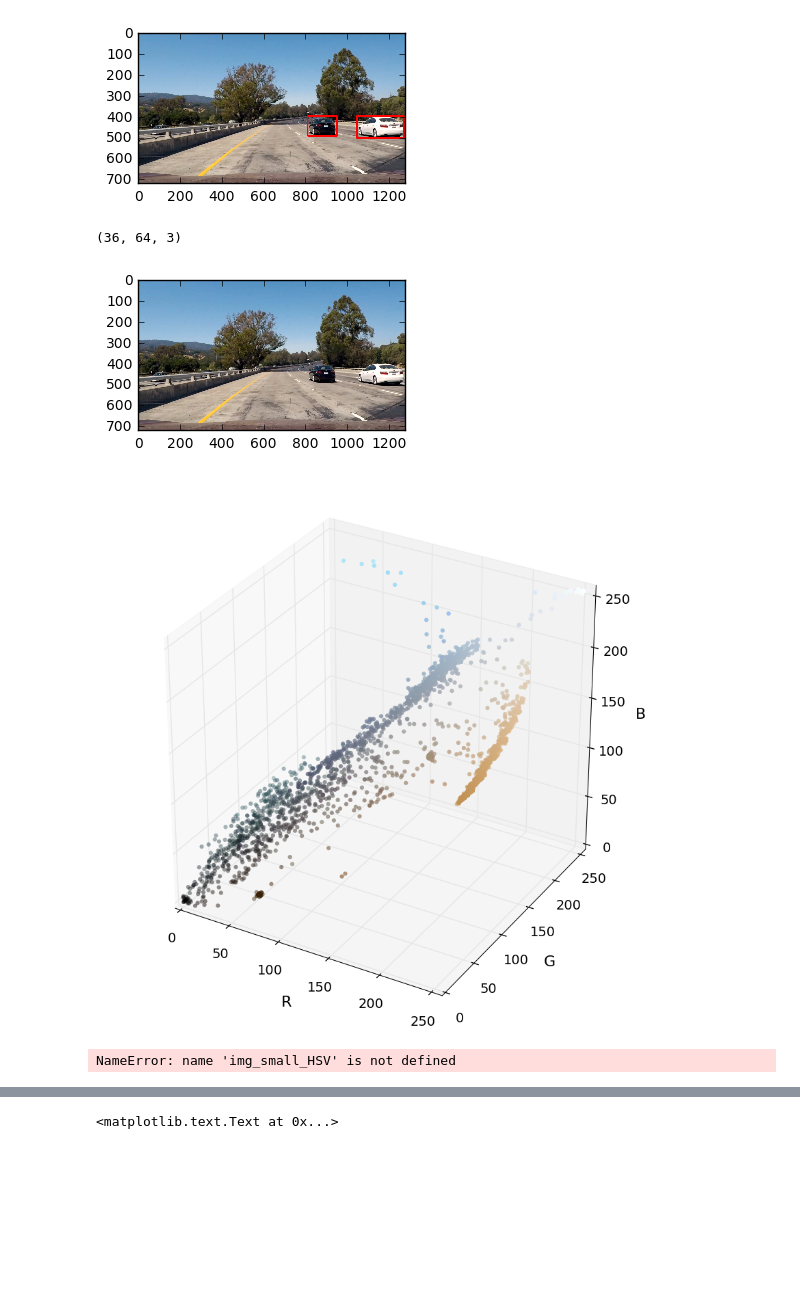
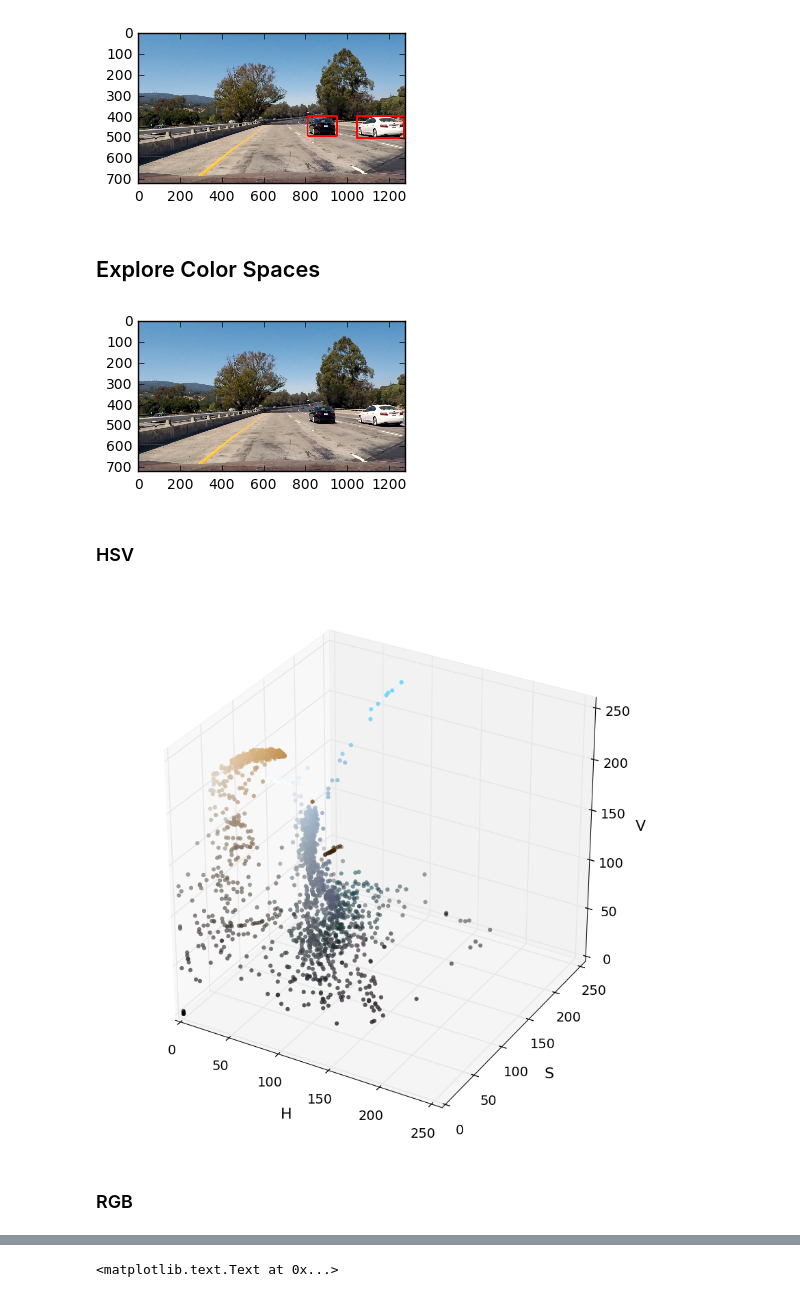
Before and after one commit to patriciapampanelli/CarND-Vehicle-Detection, a Jupyter notebook: CarND-Vehicle-Detection.ipynb, the cells around one changed output, grey strips where cells are left out. Saved outputs shown, nothing was run; the diff lists cells and outputs as text; code cells hidden in the pictures; blank space fills up the shorter version.

```diff
--- a/CarND-Vehicle-Detection.ipynb
+++ b/CarND-Vehicle-Detection.ipynb
@@ -49,6 +59,8 @@ new_image = image_plotting.draw_boxes(img, bboxes=bboxes, color=(255,0,0), thick
 image_plotting.plot_images(images=[new_image])
 # %% [output]
 [figure]
+# %% [markdown]
+## Explore Color Spaces
 # %%
 # Read a color image
 img = image_utils.read_image("test_images/test1.jpg", image_color = 1)
@@ -58,22 +70,18 @@ image_plotting.plot_images([img])
 # Select a small fraction of pixels to plot by subsampling it
 scale = max(img.shape[0], img.shape[1], 64) / 64  # at most 64 rows and columns
 img_small = cv2.resize(img, (np.int(img.shape[1] / scale), np.int(img.shape[0] / scale)), interpolation=cv2.INTER_NEAREST)
-
-# Convert subsampled image to desired color space(s)
-img_small_RGB = cv2.cvtColor(img_small, cv2.COLOR_BGR2RGB)  # OpenCV uses BGR, matplotlib likes RGB
-img_small_Luv = cv2.cvtColor(img_small, cv2.COLOR_BGR2Luv)
-img_small_rgb = img_small_RGB / 255.  # scaled to [0, 1], only for plotting
-
-print(img_small_rgb.shape)
-
-# Plot and show
-image_plotting.plot3d(img_small_RGB, img_small_rgb)
-plt.show()
-
-image_plotting.plot3d(img_small_HSV, img_small_rgb, axis_labels=list("Luv"))
-plt.show()
 # %% [output]
-(36, 64, 3)
 [figure]
-[figure, removed]
-NameError: name 'img_small_HSV' is not defined
+# %% [markdown]
+### HSV
+# %%
+# Convert subsampled image to desired color space(s)
+img_small_HSV = cv2.cvtColor(img_small, cv2.COLOR_BGR2HSV)
+
+# Plot and show
+image_plotting.plot3d(img_small_HSV, img_small_rgb, axis_labels=list("HSV"))
+plt.show()
+# %% [output]
+[figure, added]
+# %% [markdown]
+### RGB
```
Also changed, not shown: parts of 8 cells of this notebook.
